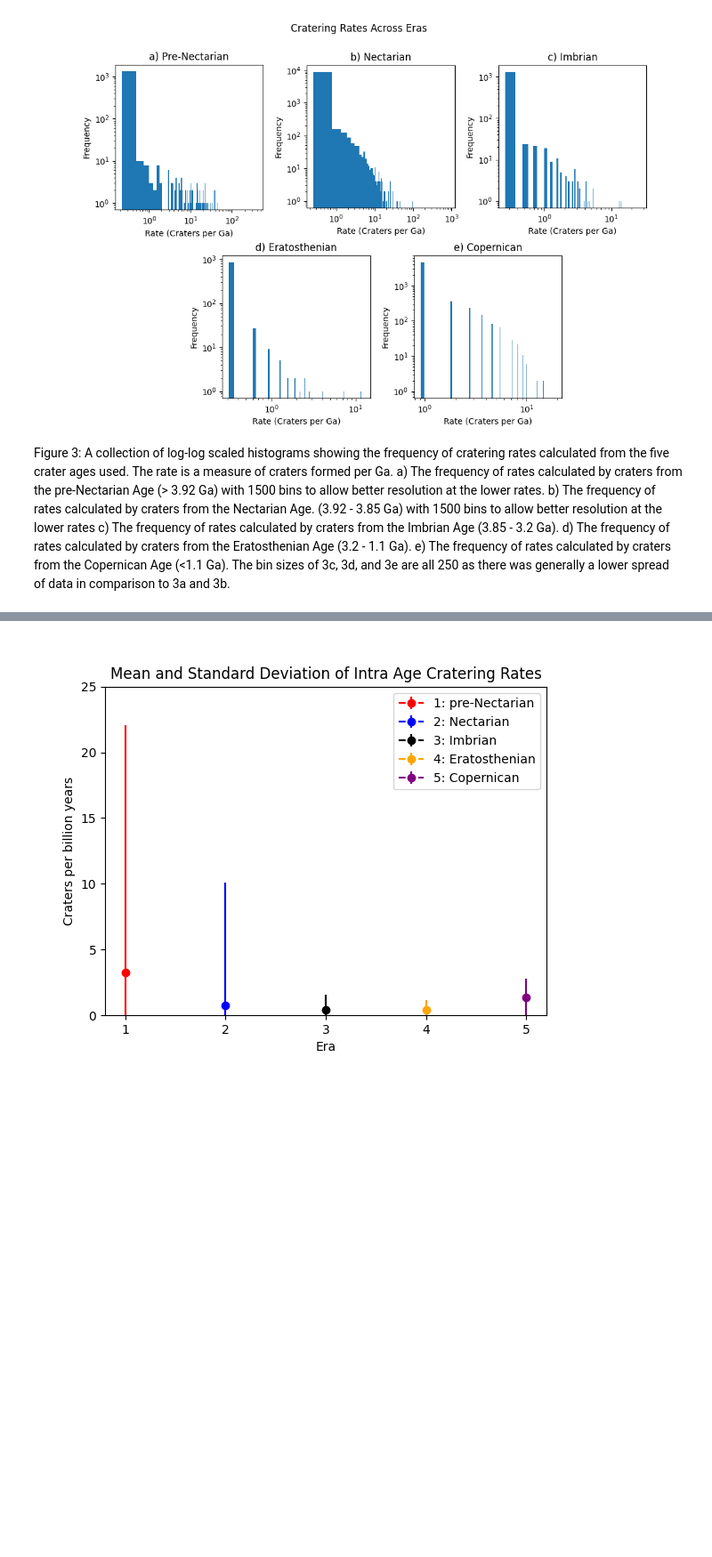
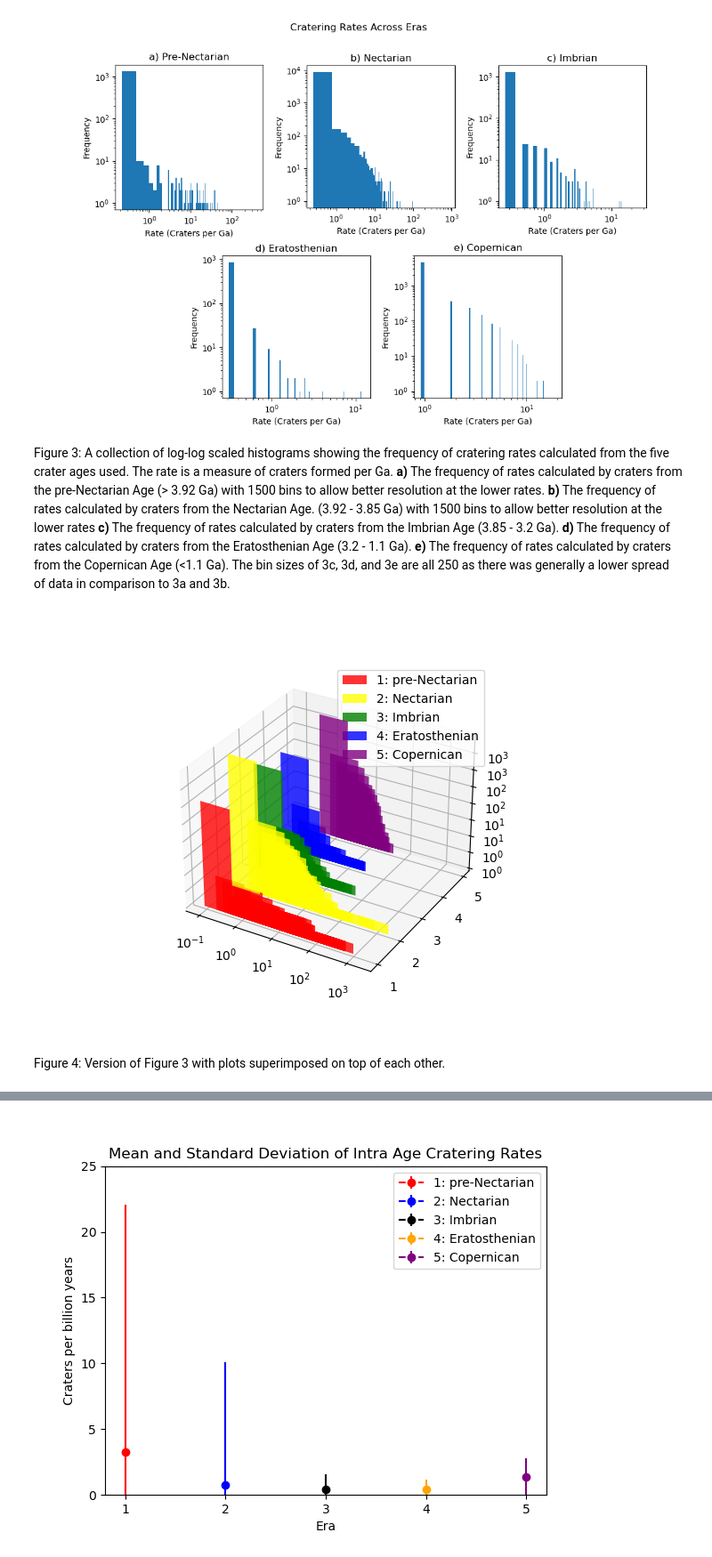
Before and after one commit to devlinih/lunar-crater-rates, a Jupyter notebook: lunar-crater-rates.ipynb, the cells around one changed output, grey strips where cells are left out. Shown: that part at 89% size. Saved outputs shown, nothing was run; the diff lists cells and outputs as text; code cells hidden in the pictures; blank space fills up the shorter version.

```diff
--- a/lunar-crater-rates.ipynb
+++ b/lunar-crater-rates.ipynb
@@ -362,5 +389,33 @@ fig3.suptitle("Cratering Rates Across Eras")
 Text(0.5, 0.98, 'Cratering Rates Across Eras')
 [figure]
 # %% [markdown]
-Figure 3: A collection of log-log scaled histograms showing the frequency of cratering rates calculated from the five crater ages used. The rate is a measure of craters formed per Ga. a) The frequency of rates calculated by craters from the pre-Nectarian Age (> 3.92 Ga) with 1500 bins to allow better resolution at the lower rates. b) The frequency of rates calculated by craters from the Nectarian Age. (3.92 - 3.85 Ga) with 1500 bins to allow better resolution at the lower rates c) The frequency of rates calculated by craters from the Imbrian Age (3.85 - 3.2 Ga). d) The frequency of rates calculated by craters from the Eratosthenian Age (3.2 - 1.1 Ga). e) The frequency of rates calculated by craters from the Copernican Age (<1.1 Ga). The bin sizes of 3c, 3d, and 3e are all 250 as there was generally a lower spread of data in comparison to 3a and 3b.
+Figure 3: A collection of log-log scaled histograms showing the frequency of cratering rates calculated from the five crater ages used. The rate is a measure of craters formed per Ga. **a)** The frequency of rates calculated by craters from the pre-Nectarian Age (> 3.92 Ga) with 1500 bins to allow better resolution at the lower rates. **b)** The frequency of rates calculated by craters from the Nectarian Age. (3.92 - 3.85 Ga) with 1500 bins to allow better resolution at the lower rates **c)** The frequency of rates calculated by craters from the Imbrian Age (3.85 - 3.2 Ga). **d)** The frequency of rates calculated by craters from the Eratosthenian Age (3.2 - 1.1 Ga). **e)** The frequency of rates calculated by craters from the Copernican Age (<1.1 Ga). The bin sizes of 3c, 3d, and 3e are all 250 as there was generally a lower spread of data in comparison to 3a and 3b.
+# %%
+# Produce a 3D plot with all on top of each other
+
+# Taken from a stackoverflow answer https://stackoverflow.com/questions/3909794/plotting-mplot3d-axes3d-xyz-surface-plot-with-log-scale
+import matplotlib.ticker as mticker
+def log_tick_formatter(val, pos=None):
+    return f"$10^{{{int(val)}}}$"
+
+fig4 = plt.figure()
+ax = fig4.add_subplot(projection='3d')
+ax.zaxis.set_major_formatter(mticker.FuncFormatter(log_tick_formatter))
+ax.xaxis.set_major_formatter(mticker.FuncFormatter(log_tick_formatter))
+
+rates = (pre_nectarian_old_rates, nectarian_old_rates, imbrian_old_rates, eratosthenian_old_rates, copernican_old_rates)
+colors = ('red', 'yellow', 'green', 'blue', 'purple')
+planes = range(1, 1+len(rates))
+
+for rate, color, plane in zip(rates, colors, planes):
+    rate_hist, rate_bins = np.histogram(rate, bins=1500)
+    ax.bar(np.log10(rate_bins[:-1]), np.log10(rate_hist+1), zs=plane, zdir='y', color=color, alpha=.8)
+
+plt.legend(["1: pre-Nectarian", "2: Nectarian", "3: Imbrian", "4: Eratosthenian", "5: Copernican"], loc = "upper right")
+
+plt.show()
+# %% [output]
+[figure, added]
+# %% [markdown]
+Figure 4: Version of Figure 3 with plots superimposed on top of each other.
 # %% [markdown]
```
Also changed, not shown: parts of 37 cells of this notebook.
